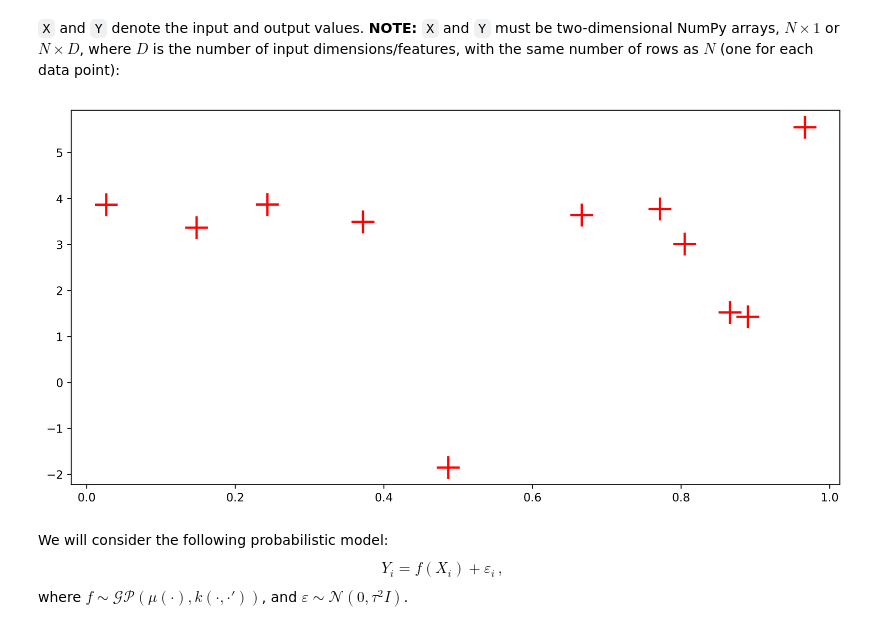
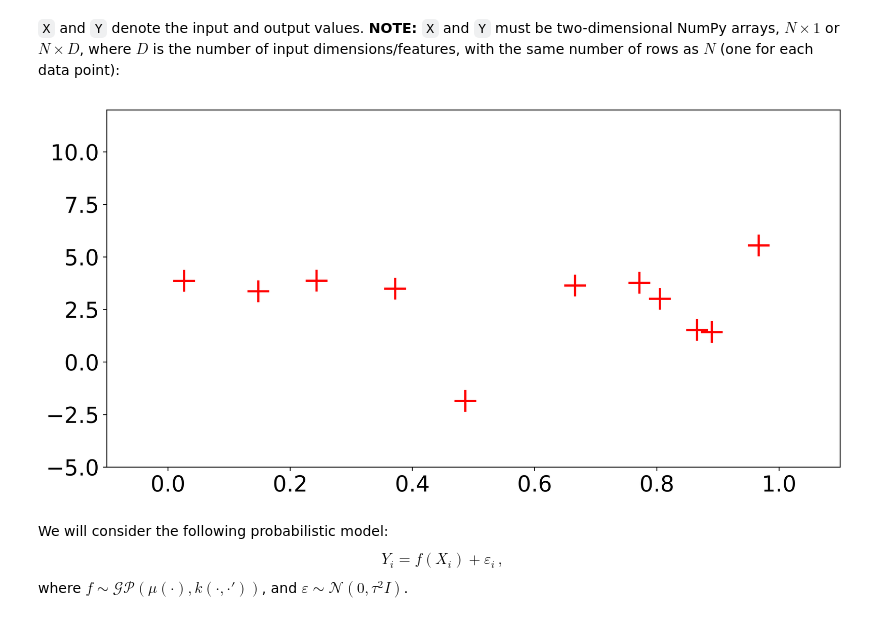
Before and after one commit to AnmarAl-Adly/gpytorch, a Jupyter notebook: examples/01_Exact_GPs/Simple_GP_Regression_GPflow.ipynb, the cells around one changed output. Drawn from its saved outputs; the diff is of its cells as text; code cells hidden in the pictures.

```diff
--- a/examples/01_Exact_GPs/Simple_GP_Regression_GPflow.ipynb
+++ b/examples/01_Exact_GPs/Simple_GP_Regression_GPflow.ipynb
@@ -108,20 +108,23 @@ plt = matplotlib.pyplot
 # %%
 plt.rcParams['figure.dpi'] = 600
 plt.rcParams['savefig.format'] = 'pdf'
+plt.rcParams['xtick.labelsize']=20
+plt.rcParams['ytick.labelsize']=20
 # %% [markdown]
 `X` and `Y` denote the input and output values. **NOTE:** `X` and `Y` must be two-dimensional NumPy arrays, $N \times 1$ or $N \times D$, where $D$ is the number of input dimensions/features, with the same number of rows as $N$ (one for each data point):
 # %%
 # download data at: https://github.com/jwangjie/gpytorch/blob/master/examples/01_Exact_GPs/Simple_GP_Regression_GPflow_regression_1D.csv
 
 data = np.genfromtxt("Simple_GP_Regression_GPflow_regression_1D.csv", delimiter=",")
 X = data[:, 0].reshape(-1, 1)
 Y = data[:, 1].reshape(-1, 1)
 
 _ = plt.plot(X, Y, "r+", markersize=20, markeredgewidth=2)
 #plt.show()
+plt.axis([-.1, 1.1, -5, 12])
 plt.savefig('regression_points')
 # %% [output]
-[figure, old version]
+[figure, new version]
 # %% [markdown]
 We will consider the following probabilistic model:
 \begin{equation}
```
Also changed, not shown: parts of 4 cells of this notebook.
